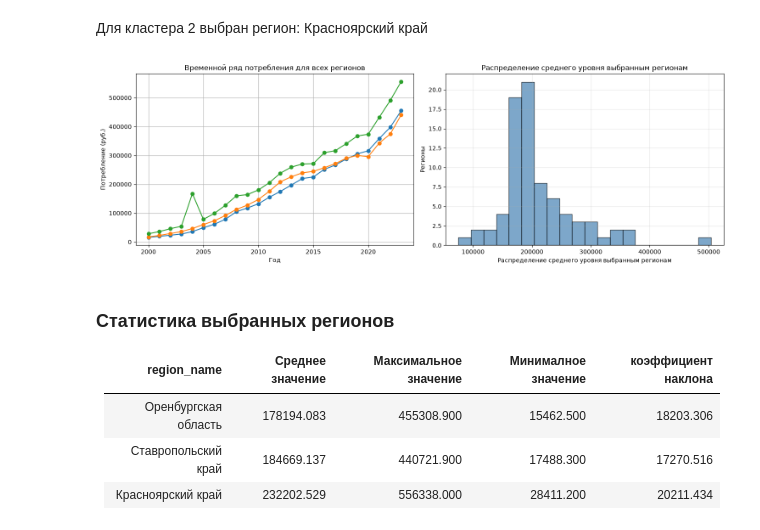
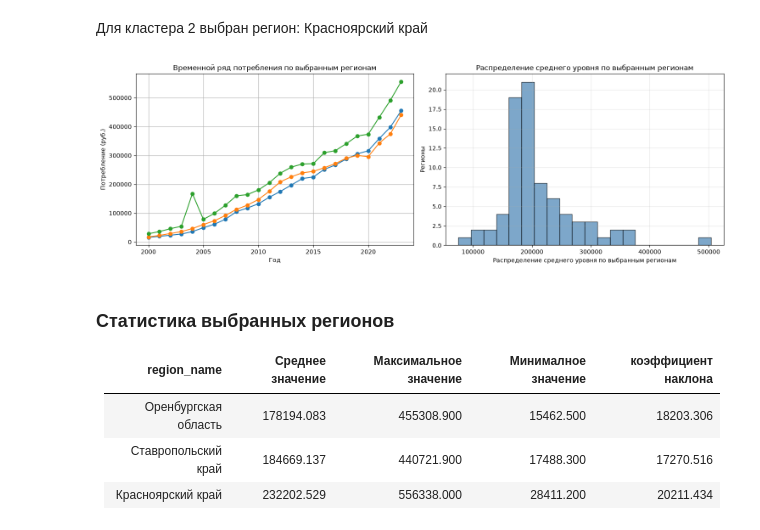
Before and after one commit to Bersserker/time_row_exam, a Jupyter notebook: Teplayakov_A_N_time_row.ipynb, the cells around one changed output. Cells and saved outputs as stored; diff of their text form; code cells hidden in the pictures.

```diff
--- a/Teplayakov_A_N_time_row.ipynb
+++ b/Teplayakov_A_N_time_row.ipynb
@@ -568,32 +566,32 @@ for cluster, group in region_stats.groupby('Кластер', sort=True):
 # %%
 # Создаем отдельные временные ряды
 fig, axes = plt.subplots(1, 2, figsize=(15, 5))
 
 time_series = df_long.pivot(
     index='year', columns='region_name', values='value'
 ).sort_index()
 
 
 for region in regions_list:
     # Исходный ряд
     axes[0].plot(time_series[region], marker='o')
-axes[0].set_title(f'Временной ряд потребления для всех регионов')
+axes[0].set_title(f'Временной ряд потребления по выбранным регионам')
 axes[0].set_xlabel('Год')
 axes[0].set_ylabel('Потребление (руб.)')
 axes[0].grid(True)
 
 # справа - распределение среднего уровня по странам
 mean_levels = [time_series[region].mean() for region in time_series.columns]
 axes[1].hist(mean_levels, bins=20, color='steelblue', edgecolor='black', alpha=0.7)
-axes[1].set_title('Распределение среднего уровня выбранным регионам')
-axes[1].set_xlabel('Распределение среднего уровня выбранным регионам')
+axes[1].set_title('Распределение среднего уровня по выбранным регионам')
+axes[1].set_xlabel('Распределение среднего уровня по выбранным регионам')
 axes[1].set_ylabel('Регионы')
 axes[1].grid(alpha=0.3)
 
 plt.tight_layout()
 plt.show()
 # %% [output]
-[figure, old version]
+[figure, new version]
 # %%
 # Рассчитываем показатели для каждого региона
 def choosen_region_stats_make(df_long, regions_list):
```
Also changed, not shown: parts of 5 cells of this notebook, 12 other files.
